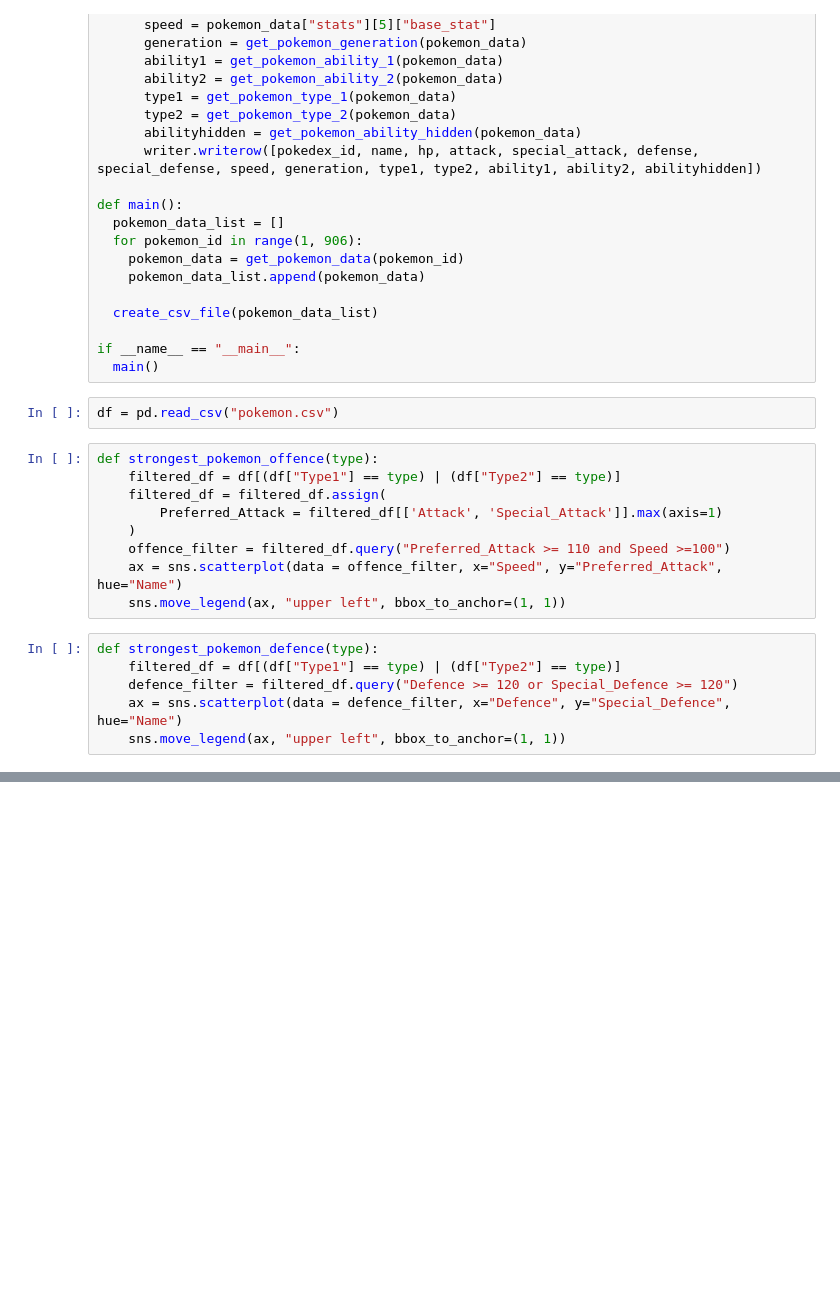
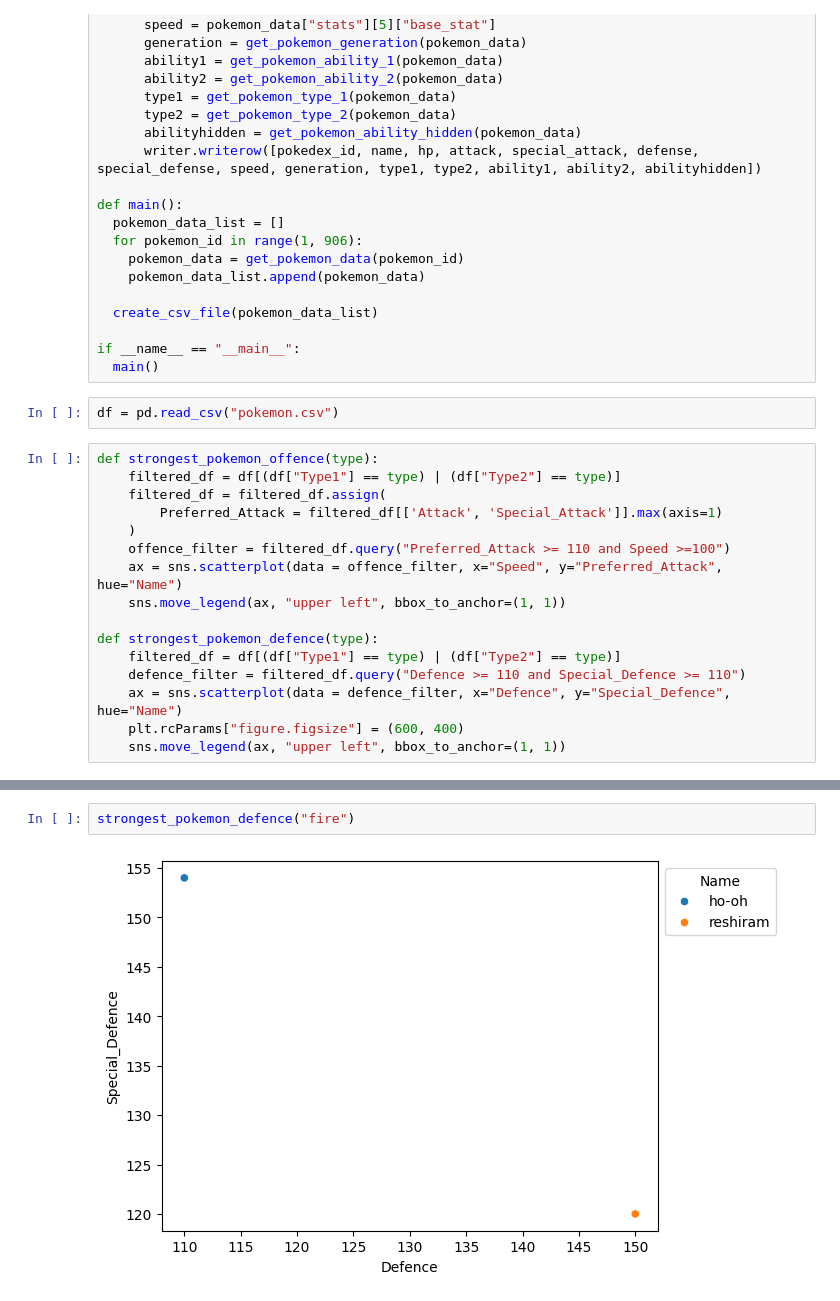
Before and after one commit to ApuAdh/DataScienceOne, a Jupyter notebook: Projects/Final Project/pokemon.ipynb, the cells around one changed output, grey strips where cells are left out. Cells and saved outputs as stored; diff of their text form; blank space fills up the shorter version.

```diff
--- a/Projects/Final Project/pokemon.ipynb
+++ b/Projects/Final Project/pokemon.ipynb
@@ -112,9 +112,10 @@ def strongest_pokemon_offence(type):
     offence_filter = filtered_df.query("Preferred_Attack >= 110 and Speed >=100")
     ax = sns.scatterplot(data = offence_filter, x="Speed", y="Preferred_Attack", hue="Name")
     sns.move_legend(ax, "upper left", bbox_to_anchor=(1, 1))
+
+def strongest_pokemon_defence(type):
+    filtered_df = df[(df["Type1"] == type) | (df["Type2"] == type)]
+    defence_filter = filtered_df.query("Defence >= 110 and Special_Defence >= 110")
+    ax = sns.scatterplot(data = defence_filter, x="Defence", y="Special_Defence", hue="Name")
+    plt.rcParams["figure.figsize"] = (600, 400)
+    sns.move_legend(ax, "upper left", bbox_to_anchor=(1, 1))
-# %%
-def strongest_pokemon_defence(type):
-    filtered_df = df[(df["Type1"] == type) | (df["Type2"] == type)]
-    defence_filter = filtered_df.query("Defence >= 120 or Special_Defence >= 120")
-    ax = sns.scatterplot(data = defence_filter, x="Defence", y="Special_Defence", hue="Name")
-    sns.move_legend(ax, "upper left", bbox_to_anchor=(1, 1))
@@ -127,0 +126,4 @@ for i in types:
+# %%
+strongest_pokemon_defence("fire")
+# %% [output]
+[figure, added]
```
Also changed, not shown: parts of 3 cells of this notebook, 1 other file.
